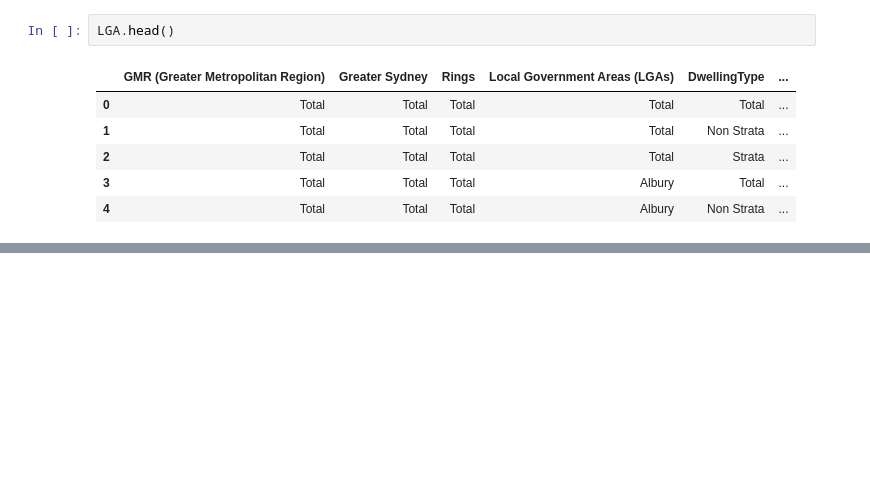
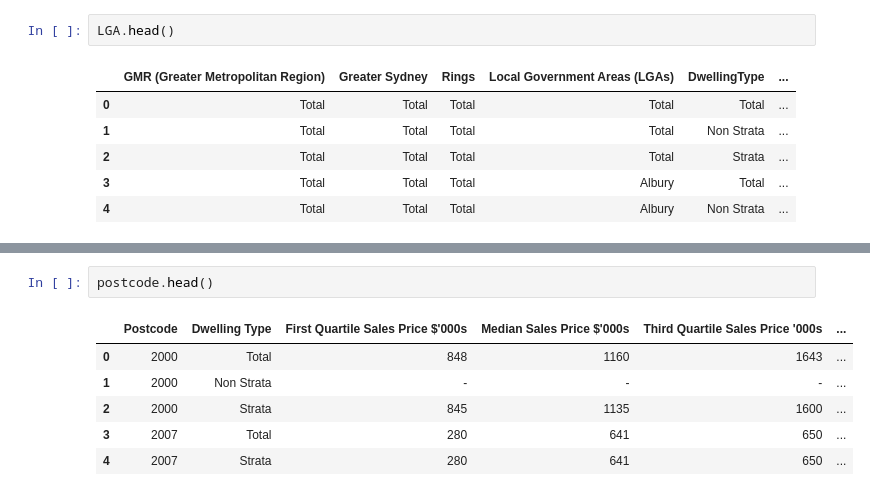
Before and after one commit to Hamza-cmd/Comp257-Project, a Jupyter notebook: SalesTable.ipynb, the cells around one changed output, grey strips where cells are left out. Saved outputs shown, nothing was run; the diff lists cells and outputs as text; blank space fills up the shorter version.

```diff
--- a/SalesTable.ipynb
+++ b/SalesTable.ipynb
@@ -44,0 +64,9 @@ LGA.head()
+# %%
+postcode.head()
+# %% [output]
+|  | Postcode | Dwelling Type | First Quartile Sales Price $'000s | Median Sales Price $'000s | Third Quartile Sales Price '000s | ... |
+| 0 | 2000 | Total | 848 | 1160 | 1643 | ... |
+| 1 | 2000 | Non Strata | - | - | - | ... |
+| 2 | 2000 | Strata | 845 | 1135 | 1600 | ... |
+| 3 | 2007 | Total | 280 | 641 | 650 | ... |
+| 4 | 2007 | Strata | 280 | 641 | 650 | ... |
```
Also changed, not shown: parts of 2 cells of this notebook.
